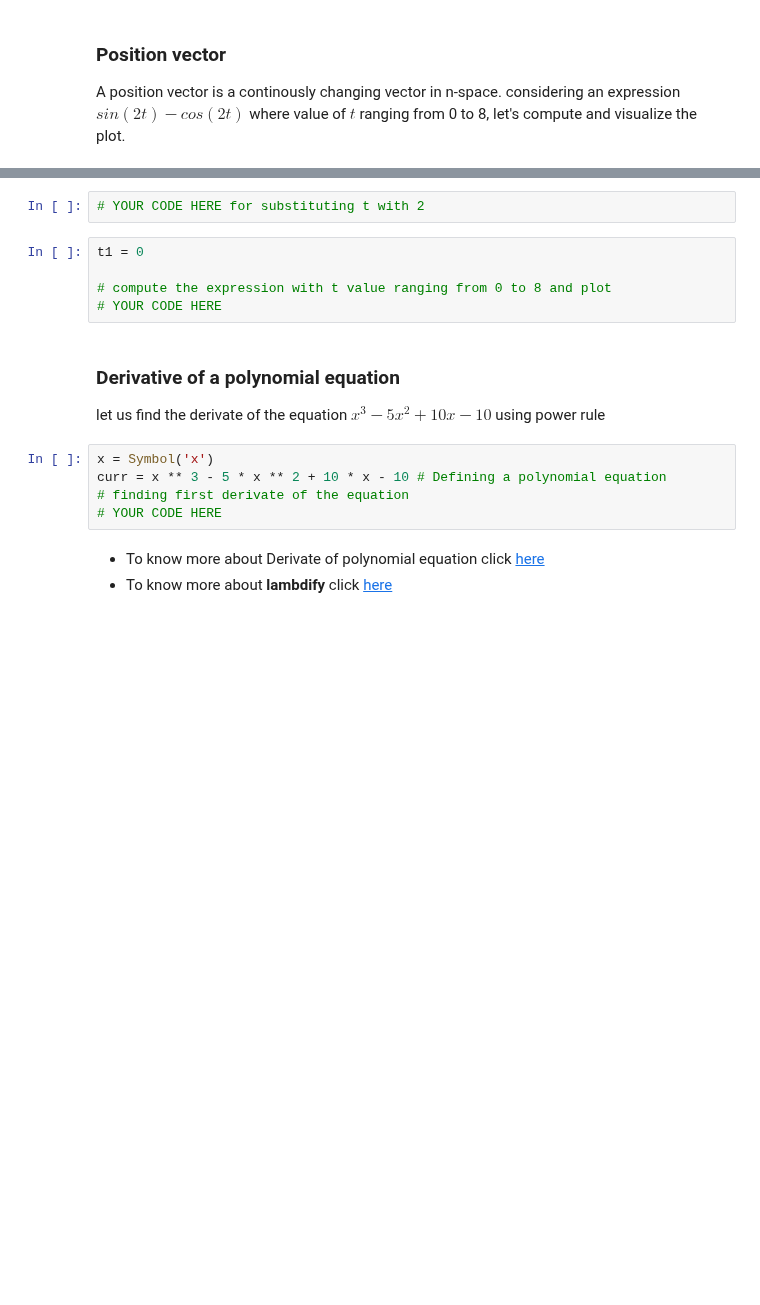
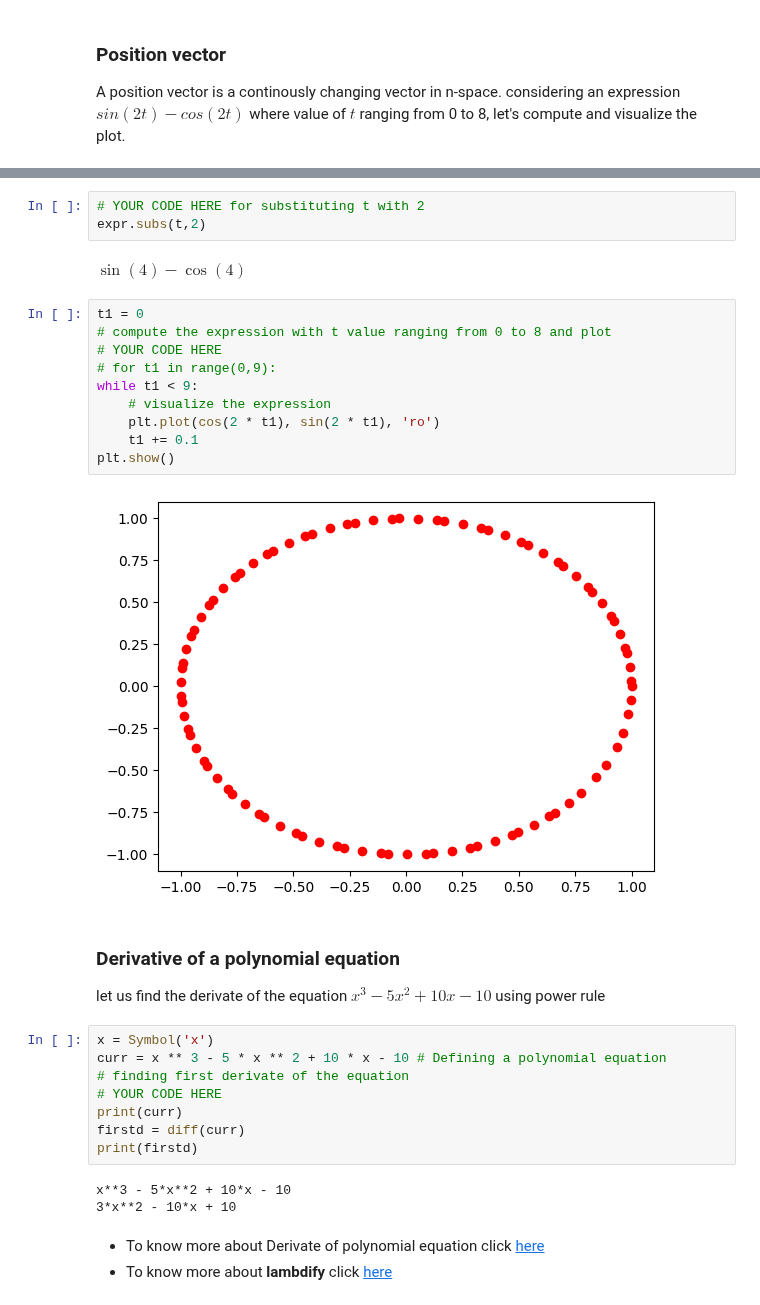
Before and after one commit to deepakk7195/IISC_CDS_DS, a Jupyter notebook: M1_AST_05_VectorCalculus_A.ipynb, the cells around one changed output, grey strips where cells are left out. Drawn from its saved outputs; the diff is of its cells as text; blank space fills up the shorter version.

```diff
--- a/M1_AST_05_VectorCalculus_A.ipynb
+++ b/M1_AST_05_VectorCalculus_A.ipynb
@@ -292,10 +322,20 @@ expr
 # %%
 # YOUR CODE HERE for substituting t with 2
+expr.subs(t,2)
+# %% [output]
+$\displaystyle \sin{\left(4 \right)} - \cos{\left(4 \right)}$
 # %%
 t1 = 0
-
 # compute the expression with t value ranging from 0 to 8 and plot
 # YOUR CODE HERE
+# for t1 in range(0,9):
+while t1 < 9:
+    # visualize the expression
+    plt.plot(cos(2 * t1), sin(2 * t1), 'ro')
+    t1 += 0.1
+plt.show()
+# %% [output]
+[figure, added]
 # %% [markdown]
 ### Derivative of a polynomial equation
 
@@ -305,6 +345,12 @@ x = Symbol('x')
 curr = x ** 3 - 5 * x ** 2 + 10 * x - 10 # Defining a polynomial equation
 # finding first derivate of the equation
 # YOUR CODE HERE
+print(curr)
+firstd = diff(curr)
+print(firstd)
+# %% [output]
+x**3 - 5*x**2 + 10*x - 10
+3*x**2 - 10*x + 10
 # %% [markdown]
 - To know more about Derivate of polynomial equation click [here](http://web.mit.edu/wwmath/calculus/differentiation/polynomials.html#:~:text=We%20need%20to%20know%20the,any%20constant%20function%20is%20zero.)
 - To know more about **lambdify** click [here](https://docs.sympy.org/latest/modules/utilities/lambdify.html)
```
Also changed, not shown: parts of 43 cells of this notebook.
